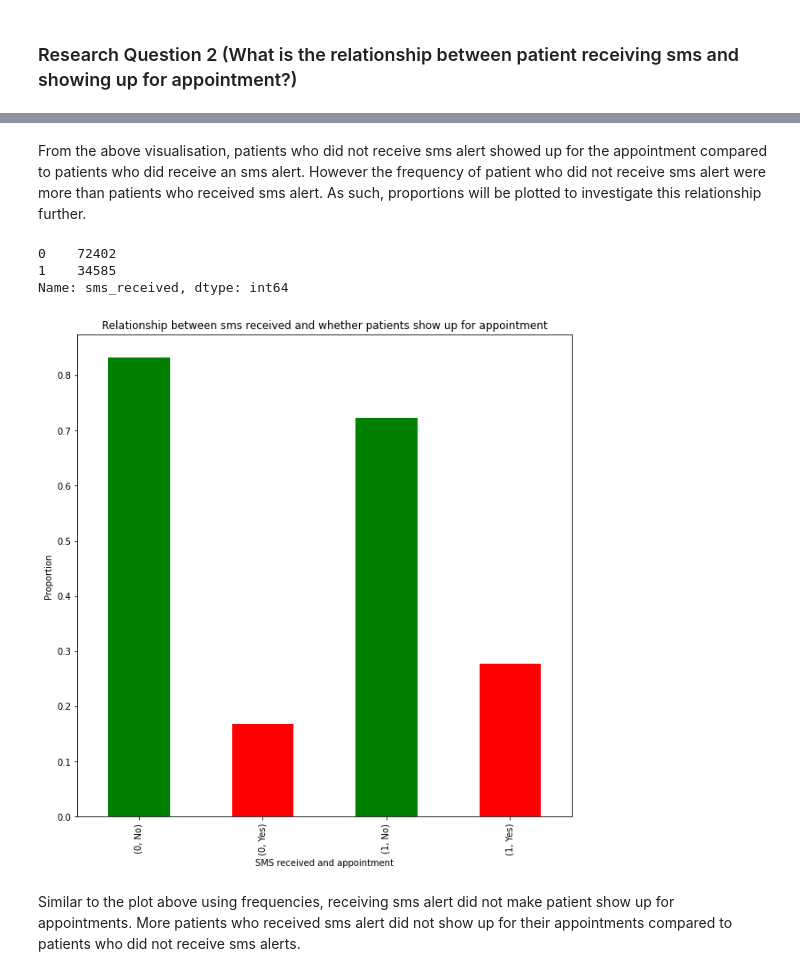
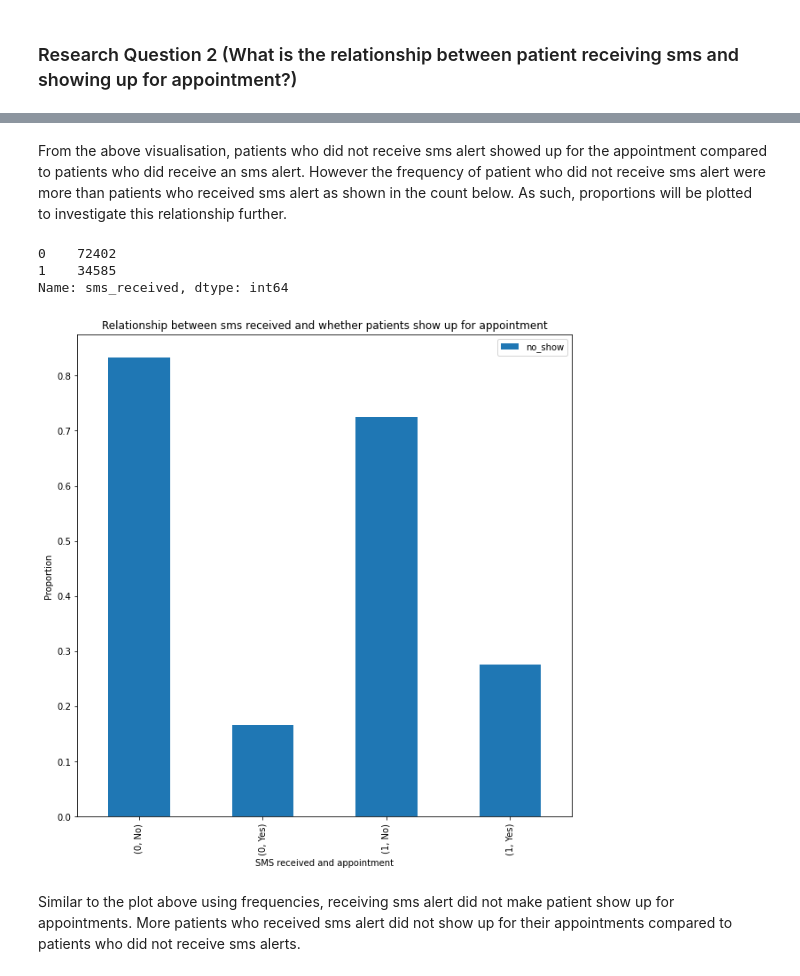
Before and after one commit to KomlaRD/data_analysis_nanodegree_alxt, a Jupyter notebook: investigate_a_dataset.ipynb, the cells around one changed output, grey strips where cells are left out. Saved outputs shown, nothing was run; the diff lists cells and outputs as text; code cells hidden in the pictures.

```diff
--- a/investigate_a_dataset.ipynb
+++ b/investigate_a_dataset.ipynb
@@ -96,7 +95,0 @@ The describe function produces summary statistics for the above variables. Howev
-# %%
-# Drop columns that are not essential for the project question: patient id, appointment id, schedule day, appointment day, scholarship, hypertension, handicap and neigbourhood
-
-df.drop(["PatientId", "AppointmentID","ScheduledDay", "Neighbourhood","AppointmentDay","Scholarship","Hipertension","Alcoholism","Handcap"], axis=1, inplace=True)
-
-# Inspect first five rows
-df.head()
@@ -195,5 +238,5 @@ plt.title("Relationship between sms receipt and whether patients show up for app
 # %% [markdown]
-From the above visualisation, patients who did not receive sms alert showed up for the appointment compared to patients who did receive an sms alert. However the frequency of patient who did not receive sms alert were more than patients who received sms alert. As such, proportions will be plotted to investigate this relationship further.
+From the above visualisation, patients who did not receive sms alert showed up for the appointment compared to patients who did receive an sms alert. However the frequency of patient who did not receive sms alert were more than patients who received sms alert as shown in the count below. As such, proportions will be plotted to investigate this relationship further.
 # %%
 df["sms_received"].value_counts()
 # %% [output]
@@ -201,12 +244,13 @@ df["sms_received"].value_counts()
 1    34585
 Name: sms_received, dtype: int64
 # %%
-df.groupby("sms_received")["no_show"].value_counts(normalize=True).plot(kind="bar", figsize=(10,10), color=["green","red"]);
+df.groupby("sms_received")["no_show"].value_counts(normalize=True).plot(kind="bar", figsize=(10,10));
 plt.xlabel("SMS received and appointment")
 plt.ylabel("Proportion")
-plt.title("Relationship between sms received and whether patients show up for appointment");
+plt.title("Relationship between sms received and whether patients show up for appointment")
+plt.legend();
 # %% [output]
-[figure, old version]
+[figure, new version]
 # %% [markdown]
 Similar to the plot above using frequencies, receiving sms alert did not make patient show up for appointments. More patients who received sms alert did not show up for their appointments compared to patients who did not receive sms alerts.
 # %% [markdown]
```
Also changed, not shown: parts of 46 cells of this notebook.
